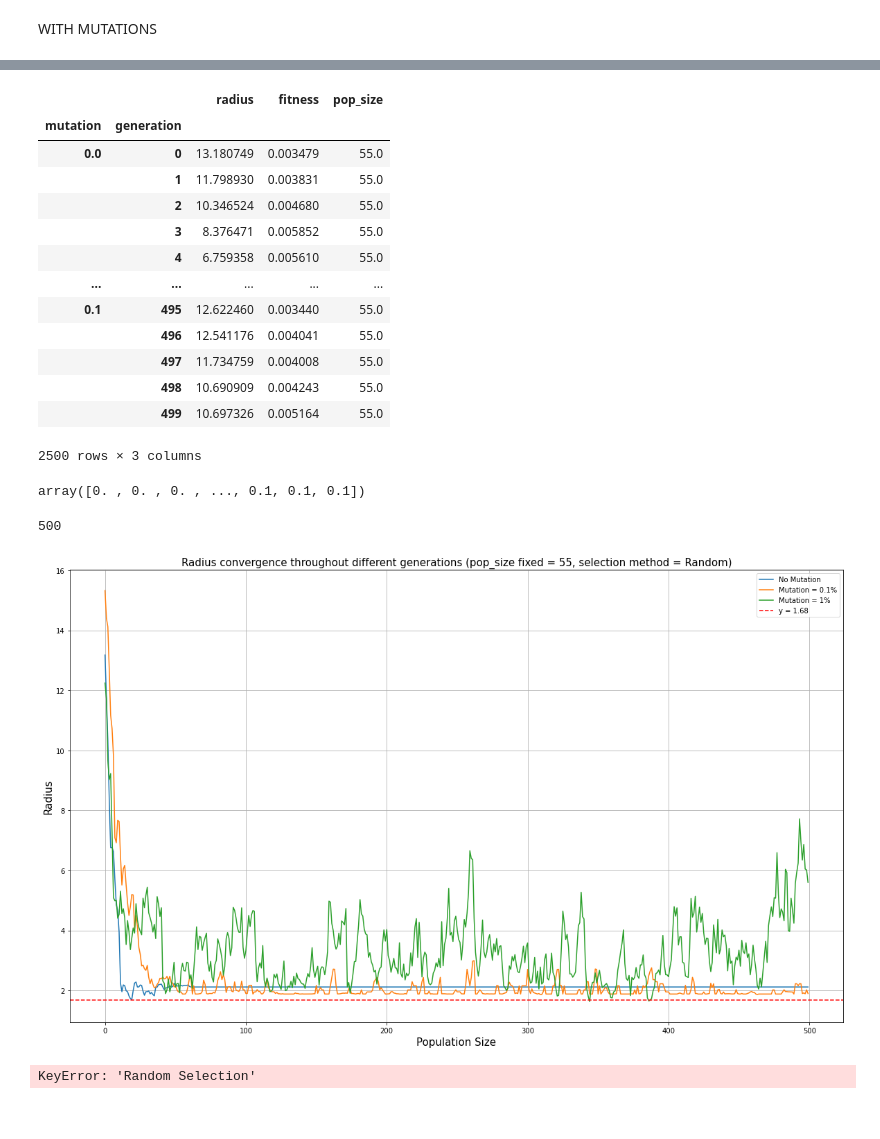
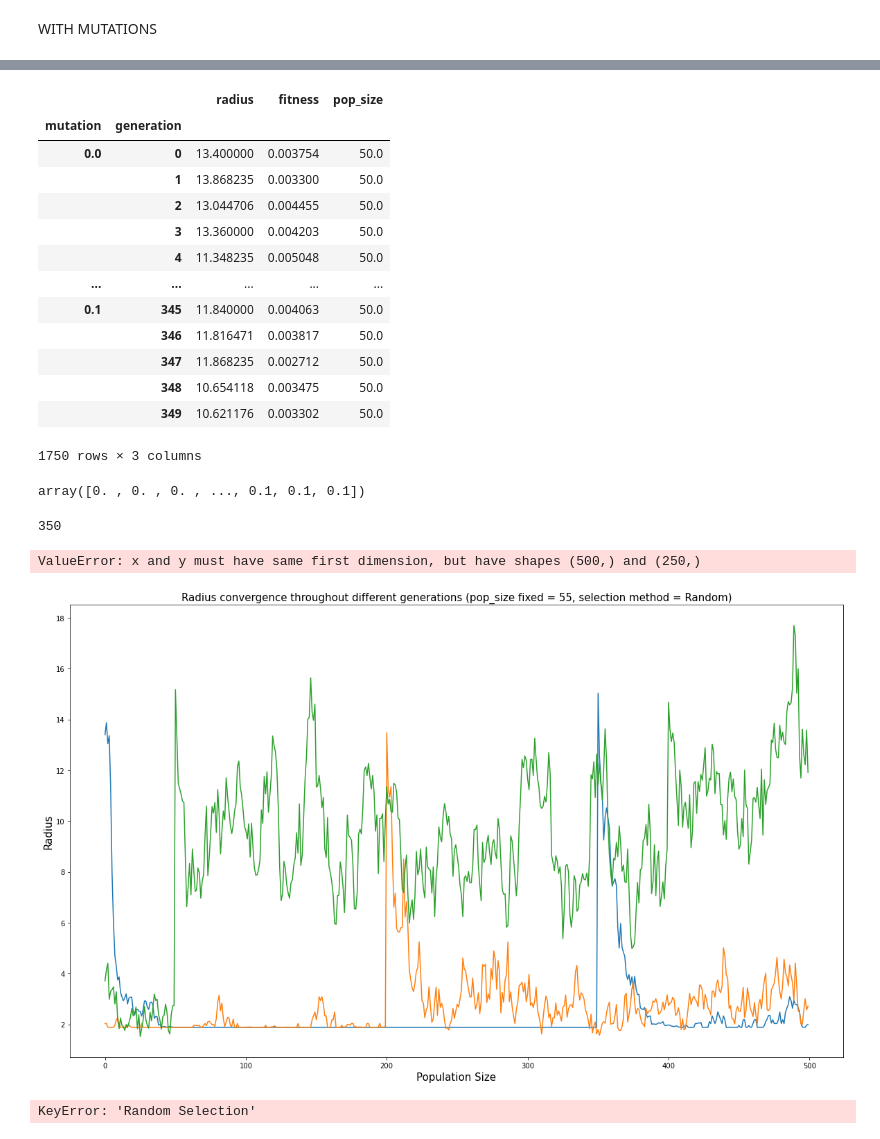
Before and after one commit to Elric-dev/HCAI_ML, a Jupyter notebook: ga_data_analysis.ipynb, the cells around one changed output, grey strips where cells are left out. Saved outputs shown, nothing was run; the diff lists cells and outputs as text; code cells hidden in the pictures.

```diff
--- a/ga_data_analysis.ipynb
+++ b/ga_data_analysis.ipynb
@@ -301,7 +301,7 @@ plt.show()
 #mutation_generations_df=generations_df[generations_df['mutation']!=0]
 mutation_generations_df=generations_df
 mutation_generations_df= mutation_generations_df[mutation_generations_df['selection_type']=='Ranked Selection']
-mutation_generations_df= mutation_generations_df[mutation_generations_df['pop_size']== 55]
-mutation_generations_df
+mutation_generations_df= mutation_generations_df[mutation_generations_df['pop_size']== 50]
+mutation_generations_df.head()
 # %% [output]
 |  | radius | generation | fitness | selection_type | pop_size | mutation |
@@ -323,18 +316,18 @@ grouped_pop
 # %% [output]
 |  |  | radius | fitness | pop_size |
 | mutation | generation |  |  |  |
-| 0.0 | 0 | 13.180749 | 0.003479 | 55.0 |
-|  | 1 | 11.798930 | 0.003831 | 55.0 |
-|  | 2 | 10.346524 | 0.004680 | 55.0 |
-|  | 3 | 8.376471 | 0.005852 | 55.0 |
-|  | 4 | 6.759358 | 0.005610 | 55.0 |
+| 0.0 | 0 | 13.400000 | 0.003754 | 50.0 |
+|  | 1 | 13.868235 | 0.003300 | 50.0 |
+|  | 2 | 13.044706 | 0.004455 | 50.0 |
+|  | 3 | 13.360000 | 0.004203 | 50.0 |
+|  | 4 | 11.348235 | 0.005048 | 50.0 |
 | ... | ... | ... | ... | ... |
-| 0.1 | 495 | 12.622460 | 0.003440 | 55.0 |
-|  | 496 | 12.541176 | 0.004041 | 55.0 |
-|  | 497 | 11.734759 | 0.004008 | 55.0 |
-|  | 498 | 10.690909 | 0.004243 | 55.0 |
-|  | 499 | 10.697326 | 0.005164 | 55.0 |
+| 0.1 | 345 | 11.840000 | 0.004063 | 50.0 |
+|  | 346 | 11.816471 | 0.003817 | 50.0 |
+|  | 347 | 11.868235 | 0.002712 | 50.0 |
+|  | 348 | 10.654118 | 0.003475 | 50.0 |
+|  | 349 | 10.621176 | 0.003302 | 50.0 |
-2500 rows × 3 columns
+1750 rows × 3 columns
 # %%
 fuck_you = np.array(list(grouped_pop['radius'].index)).transpose()
 fuck_you[0]
@@ -343,40 +336,42 @@ array([0. , 0. , 0. , ..., 0.1, 0.1, 0.1])
 # %%
 list(fuck_you[0]).index(0.001)
 # %% [output]
-500
+350
 # %%
+cutoff_point = list(fuck_you[0]).index(0.001)
 grouped_pop = mutation_generations_df.groupby(by=['mutation', 'generation']).mean()
 #create plots
 
 plt.rcParams["figure.figsize"]=(20,12)
 
 x1 = range(500)
-y1 = (grouped_pop['radius'].values)[:500]
-y2 = (grouped_pop['radius'].values)[500:1000]
-y3 = (grouped_pop['radius'].values)[1000:1500]
-#y4 = (grouped_pop['radius'].values)[1500:2000]
-#y5 = (grouped_pop['radius'].values)[2000:]
+y1 = (grouped_pop['radius'].values)[:cutoff_point]
+y2 = (grouped_pop['radius'].values)[cutoff_point:2*cutoff_point]
+y3 = (grouped_pop['radius'].values)[2*cutoff_point:3*cutoff_point]
+y4 = (grouped_pop['radius'].values)[3*cutoff_point:4*cutoff_point]
+y5 = (grouped_pop['radius'].values)[4*cutoff_point:]
 
 plt.title('Radius convergence throughout different generations (pop_size fixed = 55, selection method = Random)',fontsize=15)
 plt.xlabel('Population Size',fontsize=15)
 plt.ylabel('Radius',fontsize=15)
 
 plt.plot(x1,y1, label = 'No Mutation')
 plt.plot(x1,y2,label = 'Mutation = 0.1%')
 plt.plot(x1,y3,label = 'Mutation = 1%')
-#plt.plot(x1,y4, label = 'Mutation = 5%')
-#plt.plot(x1,y5, label = 'Mutation = 10%')
+plt.plot(x1,y4, label = 'Mutation = 5%')
+plt.plot(x1,y5, label = 'Mutation = 10%')
 
 
 plt.grid()
 #plt.axhline(y=0.018709891942760622, color='r', linestyle='--', label='y = 0,0187')
 plt.axhline(y=1.6841, color='r', linestyle='--', label='y = 1.68')
 #plt.xticks(range(len(grouped_pop.loc['Random Selection', 'radius'])), labels=grouped_pop.loc['Random Selection', 'radius'].index)
 plt.legend()
 
 plt.show()
 # %% [output]
+ValueError: x and y must have same first dimension, but have shapes (500,) and (250,)
-[figure, old version]
+[figure, new version]
 # %%
 grouped_pop = mutation_generations_df.groupby(by=['selection_type', 'generation']).mean()
 #create plots
```
Also changed, not shown: parts of 15 cells of this notebook, 1 other file.
